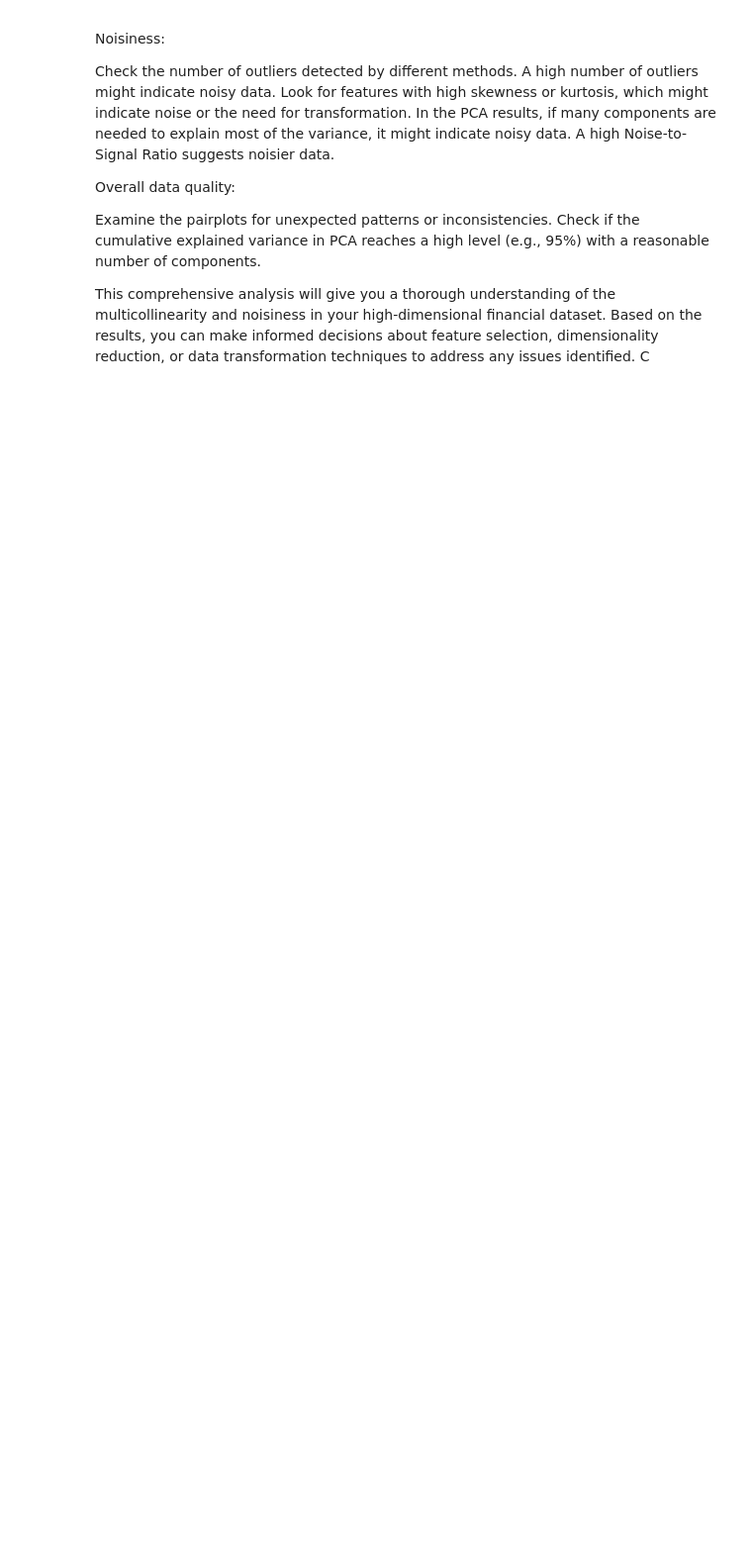
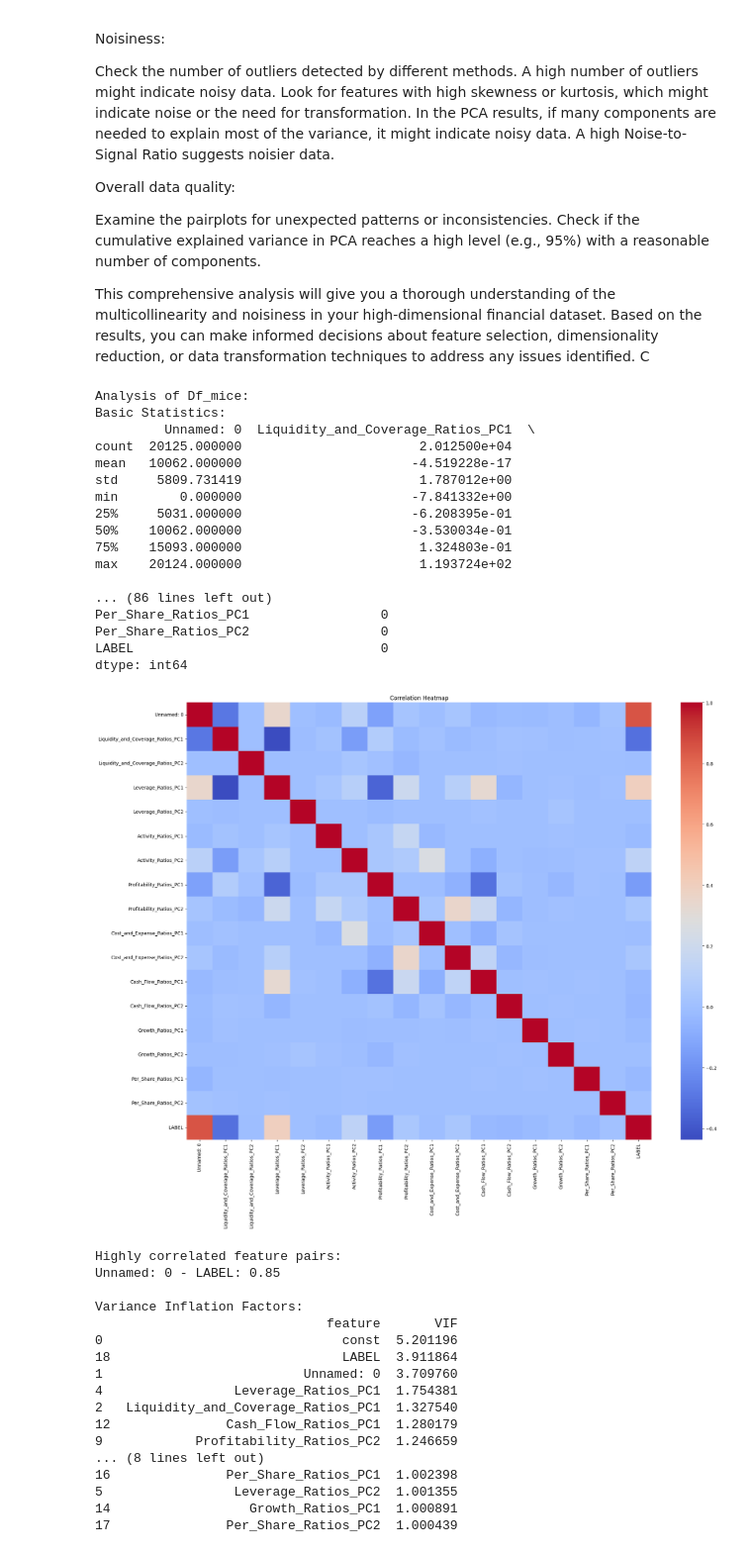
Before and after one commit to MithulMDev/Financial_distress_classification, a Jupyter notebook: multicollinearity.ipynb, the cells around one changed output. Shown at 99% size. Drawn from its saved outputs; the diff is of its cells as text; code cells hidden in the pictures; blank space fills up the shorter version.

```diff
--- a/multicollinearity.ipynb
+++ b/multicollinearity.ipynb
@@ -135,3 +128,53 @@ Check if the cumulative explained variance in PCA reaches a high level (e.g., 95
 
 
 This comprehensive analysis will give you a thorough understanding of the multicollinearity and noisiness in your high-dimensional financial dataset. Based on the results, you can make informed decisions about feature selection, dimensionality reduction, or data transformation techniques to address any issues identified. C
+# %%
+df_mice = pd.read_excel("C:\\Users\\dev\\Desktop\\Msc thesis Prior RS\\ML training\\df_mice_labeled_after_PCA.xlsx")
+df_AE = pd.read_excel("C:\\Users\\dev\\Desktop\\Msc thesis Prior RS\\ML training\\df_autoencoder_labeled_after_PCA.xlsx")
+
+
+# Run the comprehensive analysis
+print("Analysis of Df_mice:")
+comprehensive_analysis(df_mice)
+print(" ")
+print(" ")
+print(" ")
+
+print("Analysis of Df_AE:")
+comprehensive_analysis(df_AE)
+# %% [output]
+Analysis of Df_mice:
+Basic Statistics:
+         Unnamed: 0  Liquidity_and_Coverage_Ratios_PC1  \
+count  20125.000000                       2.012500e+04
+mean   10062.000000                      -4.519228e-17
+std     5809.731419                       1.787012e+00
+min        0.000000                      -7.841332e+00
+25%     5031.000000                      -6.208395e-01
+50%    10062.000000                      -3.530034e-01
+75%    15093.000000                       1.324803e-01
+max    20124.000000                       1.193724e+02
+
+... (86 lines left out)
+Per_Share_Ratios_PC1                 0
+Per_Share_Ratios_PC2                 0
+LABEL                                0
+dtype: int64
+[figure, added]
+Highly correlated feature pairs:
+Unnamed: 0 - LABEL: 0.85
+
+Variance Inflation Factors:
+                              feature       VIF
+0                               const  5.201196
+18                              LABEL  3.911864
+1                          Unnamed: 0  3.709760
+4                 Leverage_Ratios_PC1  1.754381
+2   Liquidity_and_Coverage_Ratios_PC1  1.327540
+12               Cash_Flow_Ratios_PC1  1.280179
+9            Profitability_Ratios_PC2  1.246659
+... (8 lines left out)
+16               Per_Share_Ratios_PC1  1.002398
+5                 Leverage_Ratios_PC2  1.001355
+14                  Growth_Ratios_PC1  1.000891
+17               Per_Share_Ratios_PC2  1.000439
```
Also changed, not shown: parts of 6 cells of this notebook, 3 other files.
